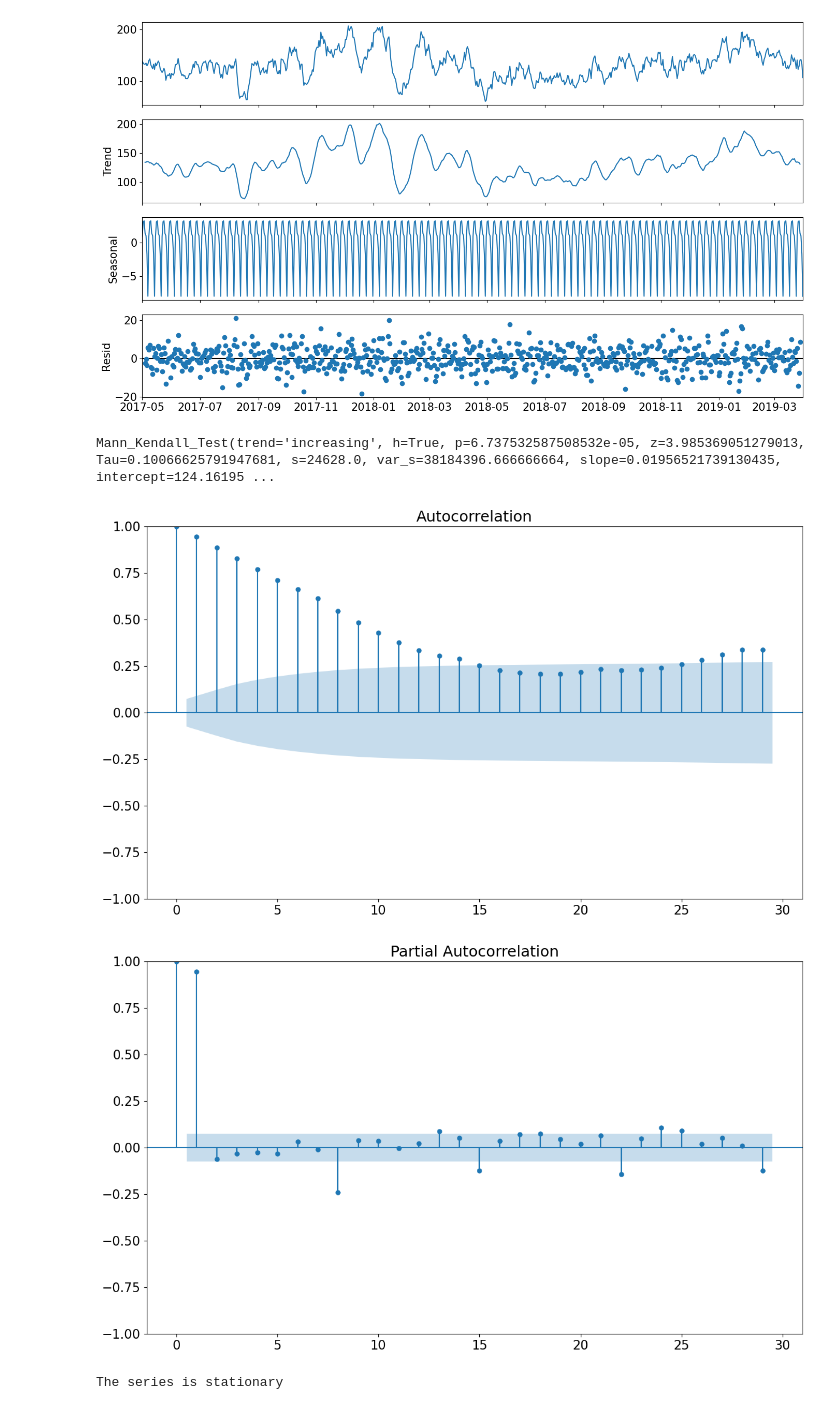
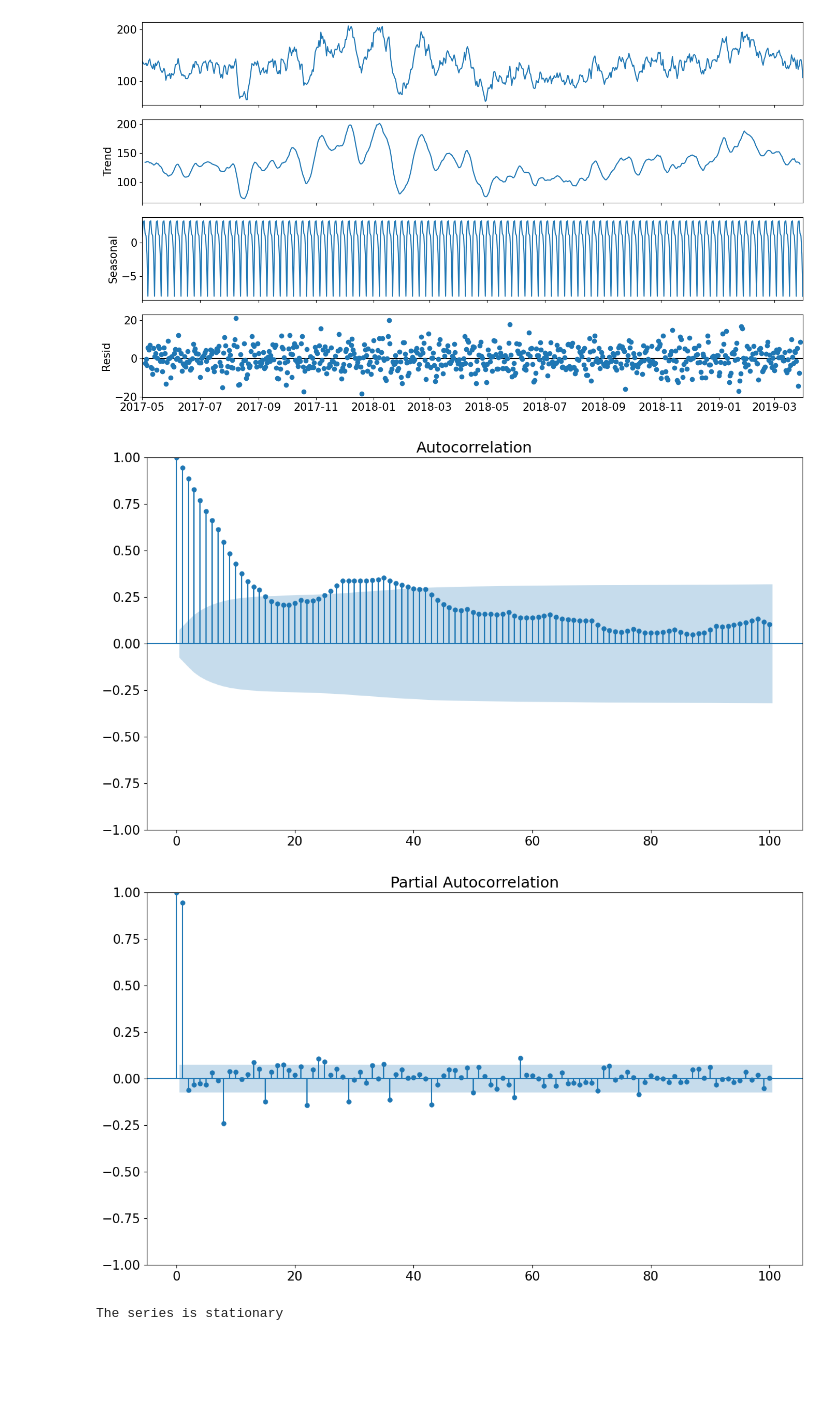
Before and after one commit to aaronbittel/intelligent-planning-of-care-staff, a Jupyter notebook: models/sarima/sarima_analysis.ipynb, the cells around one changed output. Drawn from its saved outputs; the diff is of its cells as text; code cells hidden in the pictures; blank space fills up the shorter version.

```diff
--- a/models/sarima/sarima_analysis.ipynb
+++ b/models/sarima/sarima_analysis.ipynb
@@ -43,15 +41,11 @@ import pymannkendall as mk
-# %%
-print(mk.original_test(df, alpha=0.05))
-# %% [output]
-Mann_Kendall_Test(trend='increasing', h=True, p=6.737532587508532e-05, z=3.985369051279013, Tau=0.10066625791947681, s=24628.0, var_s=38184396.666666664, slope=0.01956521739130435, intercept=124.16195 ...
 # %%
 from statsmodels.graphics.tsaplots import plot_acf, plot_pacf
 # %%
-plot_acf(df['occupancy']);
-plot_pacf(df['occupancy']);
+plot_acf(df['occupancy'], lags=100);
+plot_pacf(df['occupancy'], lags=100);
 # %% [output]
-[figure, old version]
+[figure, new version]
-[figure, old version]
+[figure, new version]
 # %%
 from statsmodels.tsa.stattools import adfuller
 # %%
```
Also changed, not shown: parts of 3 cells of this notebook, 1 other file.
